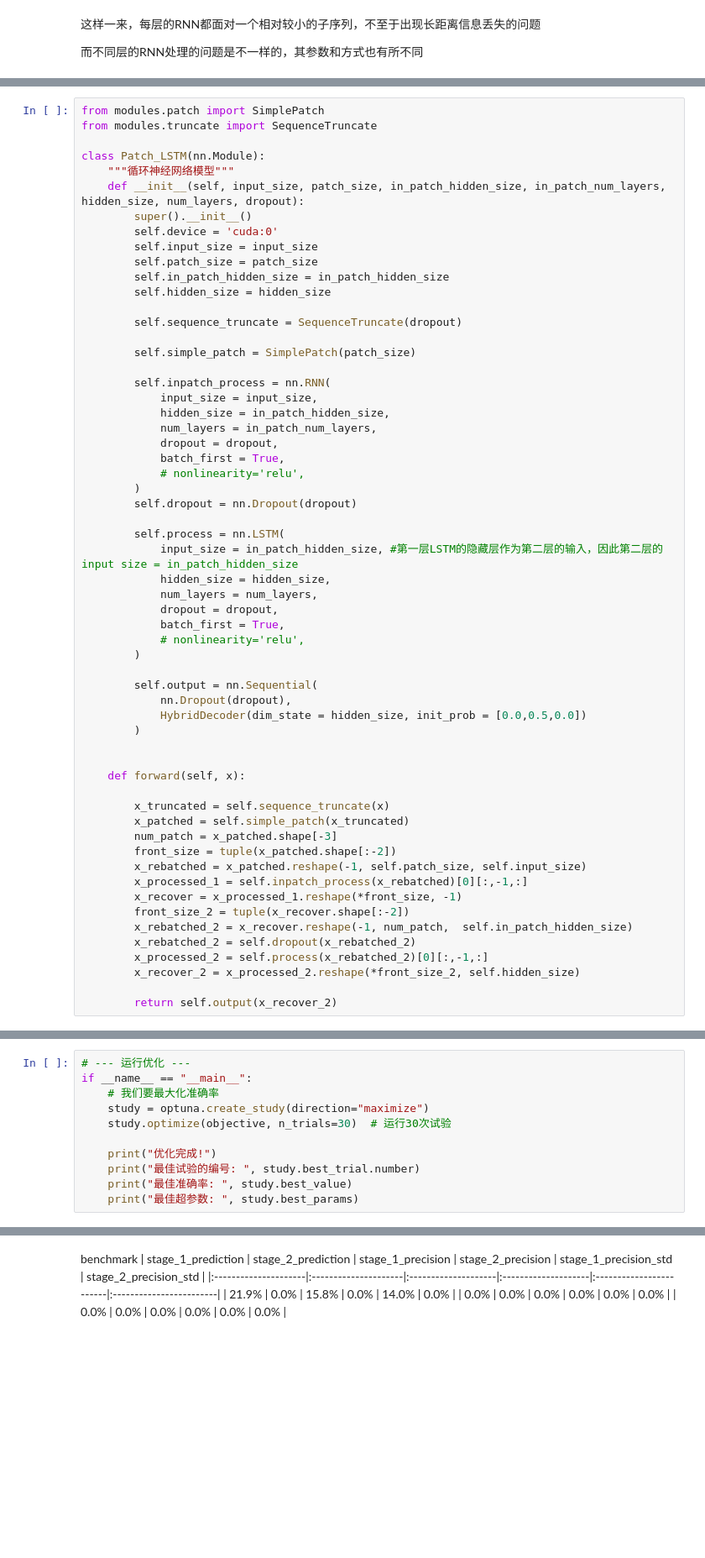
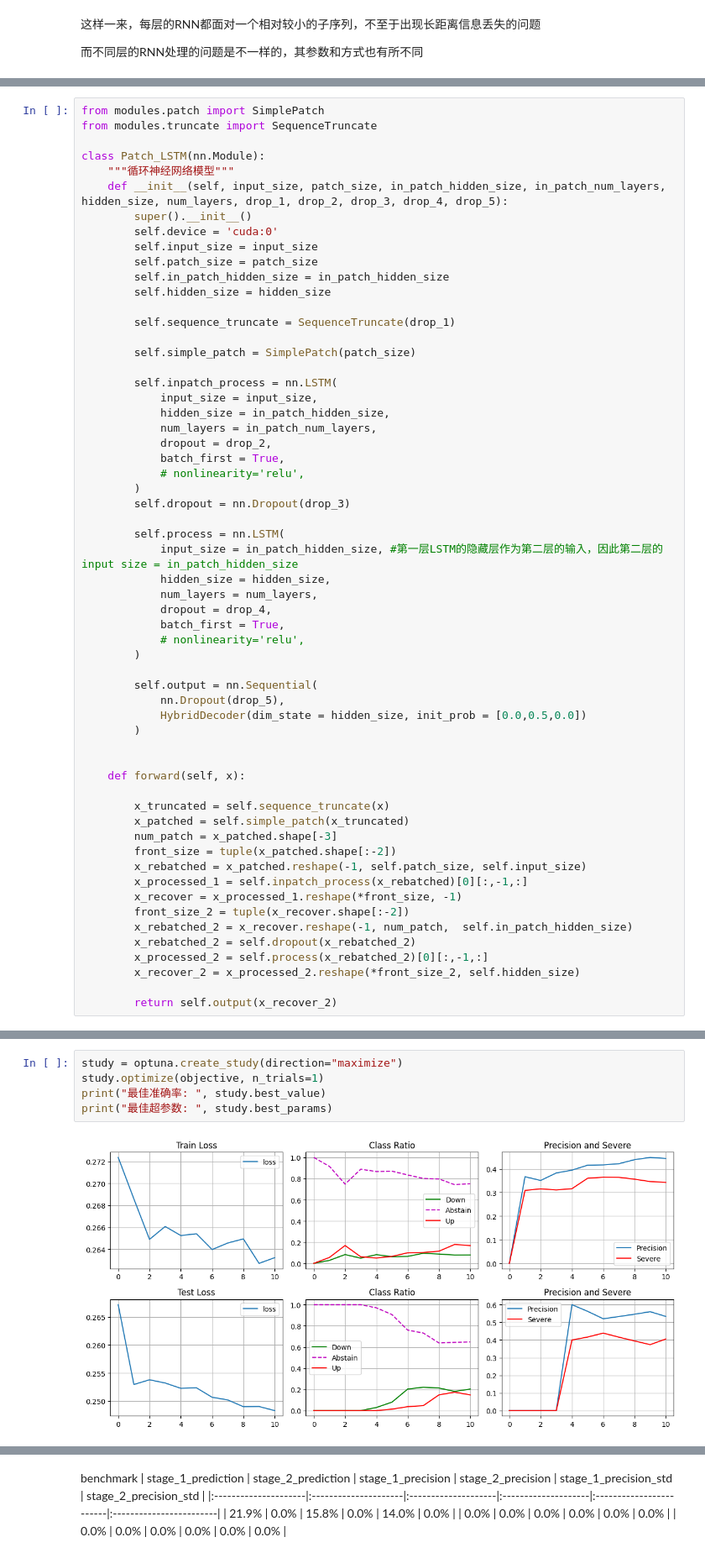
Before and after one commit to FerdinandEoverm/Index_Future_Prediction, a Jupyter notebook: RNN model/Patch_LSTM.ipynb, the cells around one changed output, grey strips where cells are left out. Shown: that part at 84% size. Cells and saved outputs as stored; diff of their text form; blank space fills up the shorter version.

Commit message:
update patch lstm with best parameter

```diff
--- a/RNN model/Patch_LSTM.ipynb
+++ b/RNN model/Patch_LSTM.ipynb
@@ -57,7 +57,7 @@ from modules.truncate import SequenceTruncate
 
 class Patch_LSTM(nn.Module):
     """循环神经网络模型"""
-    def __init__(self, input_size, patch_size, in_patch_hidden_size, in_patch_num_layers, hidden_size, num_layers, dropout):
+    def __init__(self, input_size, patch_size, in_patch_hidden_size, in_patch_num_layers, hidden_size, num_layers, drop_1, drop_2, drop_3, drop_4, drop_5):
         super().__init__()
         self.device = 'cuda:0'
         self.input_size = input_size
@@ -65,31 +65,31 @@ class Patch_LSTM(nn.Module):
         self.in_patch_hidden_size = in_patch_hidden_size
         self.hidden_size = hidden_size
 
-        self.sequence_truncate = SequenceTruncate(dropout)
+        self.sequence_truncate = SequenceTruncate(drop_1)
 
         self.simple_patch = SimplePatch(patch_size)
 
-        self.inpatch_process = nn.RNN(
+        self.inpatch_process = nn.LSTM(
             input_size = input_size,
             hidden_size = in_patch_hidden_size,
             num_layers = in_patch_num_layers,
-            dropout = dropout,
+            dropout = drop_2,
             batch_first = True,
             # nonlinearity='relu',
         )
-        self.dropout = nn.Dropout(dropout)
+        self.dropout = nn.Dropout(drop_3)
 
         self.process = nn.LSTM(
             input_size = in_patch_hidden_size, #第一层LSTM的隐藏层作为第二层的输入，因此第二层的input size = in_patch_hidden_size
             hidden_size = hidden_size,
             num_layers = num_layers,
-            dropout = dropout,
+            dropout = drop_4,
             batch_first = True,
             # nonlinearity='relu',
         )
 
         self.output = nn.Sequential(
-            nn.Dropout(dropout),
+            nn.Dropout(drop_5),
             HybridDecoder(dim_state = hidden_size, init_prob = [0.0,0.5,0.0])
         )
 
@@ -191,13 +235,9 @@ def objective(trial):
 
     return np.mean(precision_list)/np.std(precision_list)
 # %%
-# --- 运行优化 ---
-if __name__ == "__main__":
-    # 我们要最大化准确率
-    study = optuna.create_study(direction="maximize")
-    study.optimize(objective, n_trials=30)  # 运行30次试验
-
-    print("优化完成!")
-    print("最佳试验的编号: ", study.best_trial.number)
-    print("最佳准确率: ", study.best_value)
-    print("最佳超参数: ", study.best_params)
+study = optuna.create_study(direction="maximize")
+study.optimize(objective, n_trials=1)
+print("最佳准确率: ", study.best_value)
+print("最佳超参数: ", study.best_params)
+# %% [output]
+[figure, added]
```
Also changed, not shown: parts of 6 cells of this notebook.
